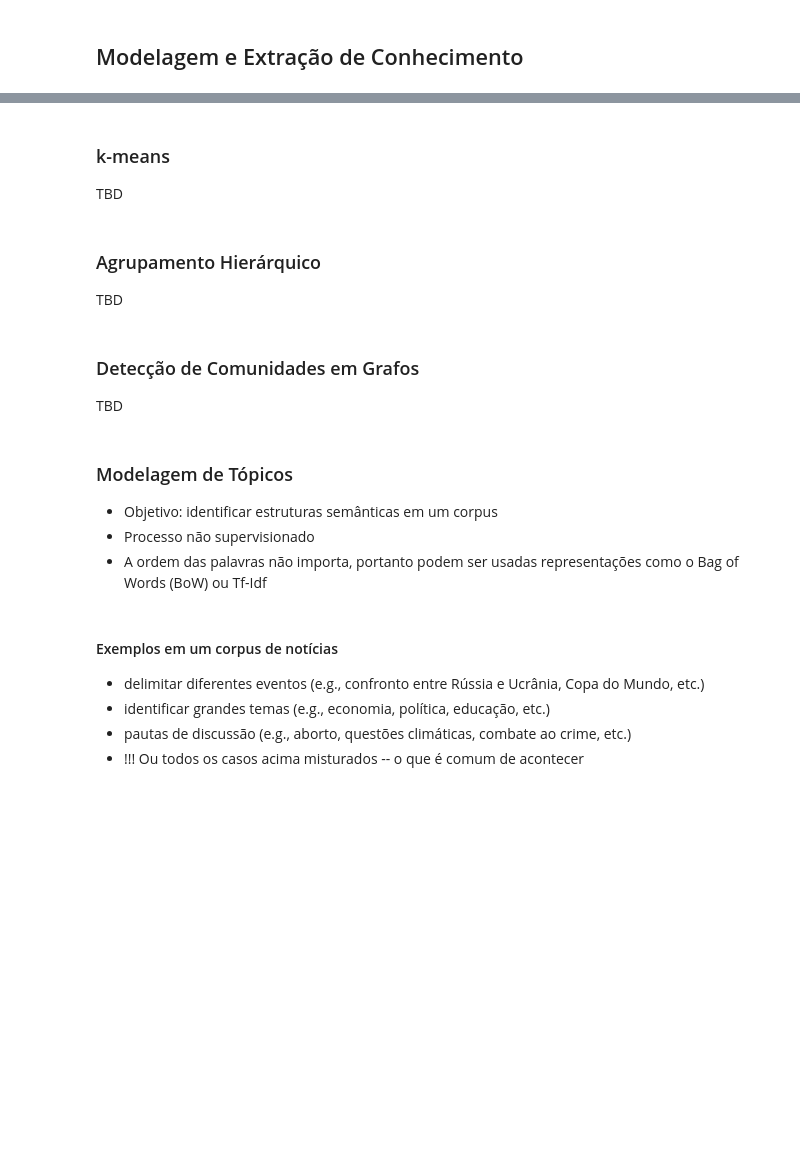
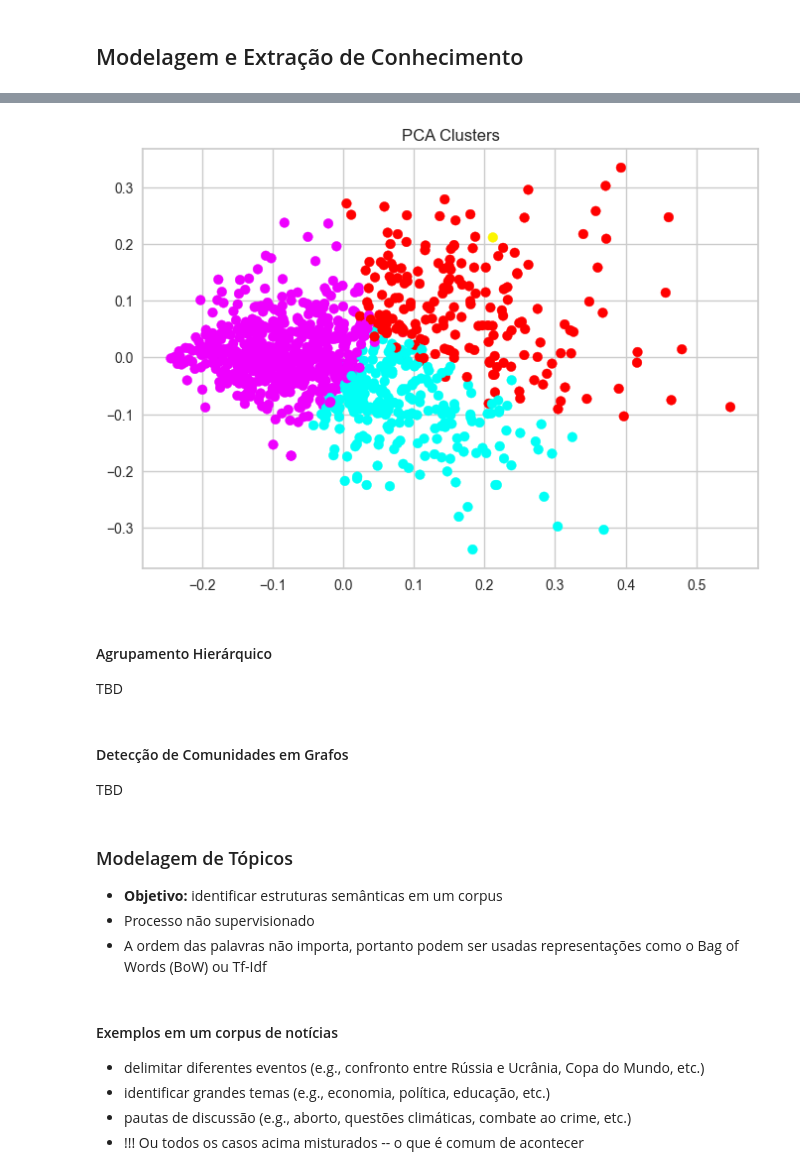
Before and after one commit to webmedia2022-nlp/course-code, a Jupyter notebook: NLP_WebMedia2022.ipynb, the cells around one changed output, grey strips where cells are left out. Saved outputs shown, nothing was run; the diff lists cells and outputs as text; code cells hidden in the pictures; blank space fills up the shorter version.

Commit message:
Added k-means section

```diff
--- a/NLP_WebMedia2022.ipynb
+++ b/NLP_WebMedia2022.ipynb
@@ -1405,6 +1496,14 @@ plot_similarity(sentences, sent_emb, 90)
+# %%
+# Treina o modelo k-means com o número ótimo de clusters
+kmeans = Clustering().kmeans(tfidf_data, k=optimal_k)
+# %%
+# Prevê o cluster de cada texto no conjunto de dados
+clusters = kmeans.fit_predict(tfidf_data)
+
+# Aqui fazemos a redução dimensional com PCA e plotamos os textos coloridos de acordo com seu cluster
+Clustering().kmeans_pca_plot(tfidf_data, clusters)
+# %% [output]
+[figure, added]
 # %% [markdown]
-### k-means
+#### Agrupamento Hierárquico
 TBD
-# %% [markdown]
-### Agrupamento Hierárquico
-TBD
@@ -1411,10 +1512,10 @@ TBD
 # %% [markdown]
-### Detecção de Comunidades em Grafos
+#### Detecção de Comunidades em Grafos
 TBD
 # %% [markdown]
 ### Modelagem de Tópicos
 
-* Objetivo: identificar estruturas semânticas em um corpus
+* **Objetivo:** identificar estruturas semânticas em um corpus
 * Processo não supervisionado
 * A ordem das palavras não importa, portanto podem ser usadas representações como o Bag of Words (BoW) ou Tf-Idf
 # %% [markdown]
```
Also changed, not shown: parts of 10 cells of this notebook, 3 other files.
